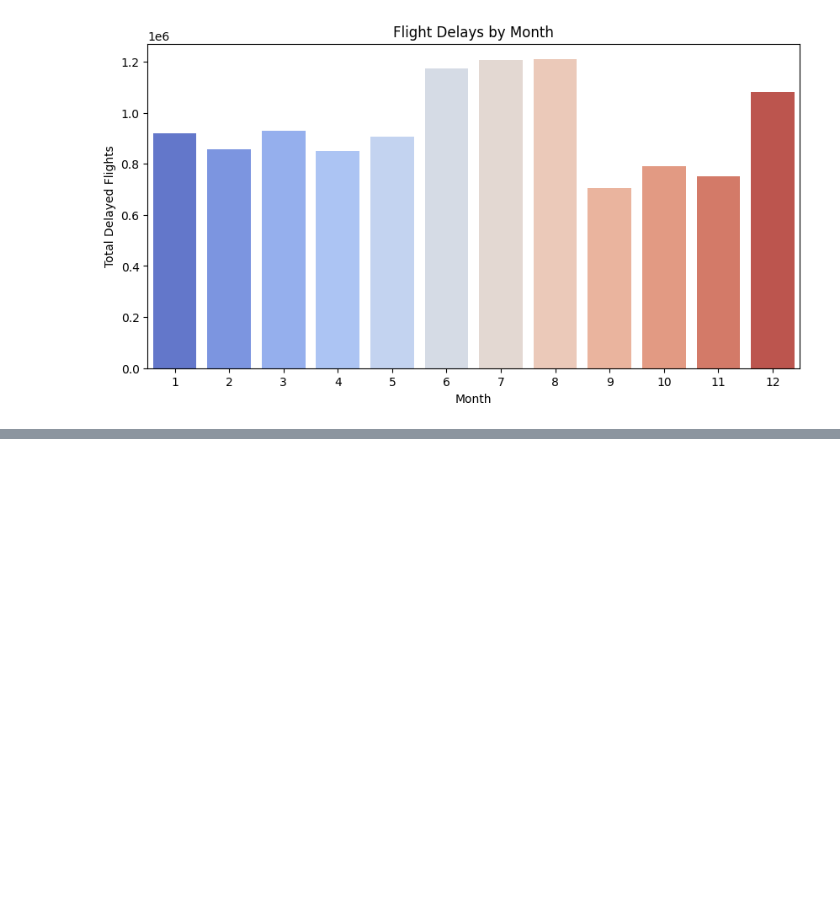
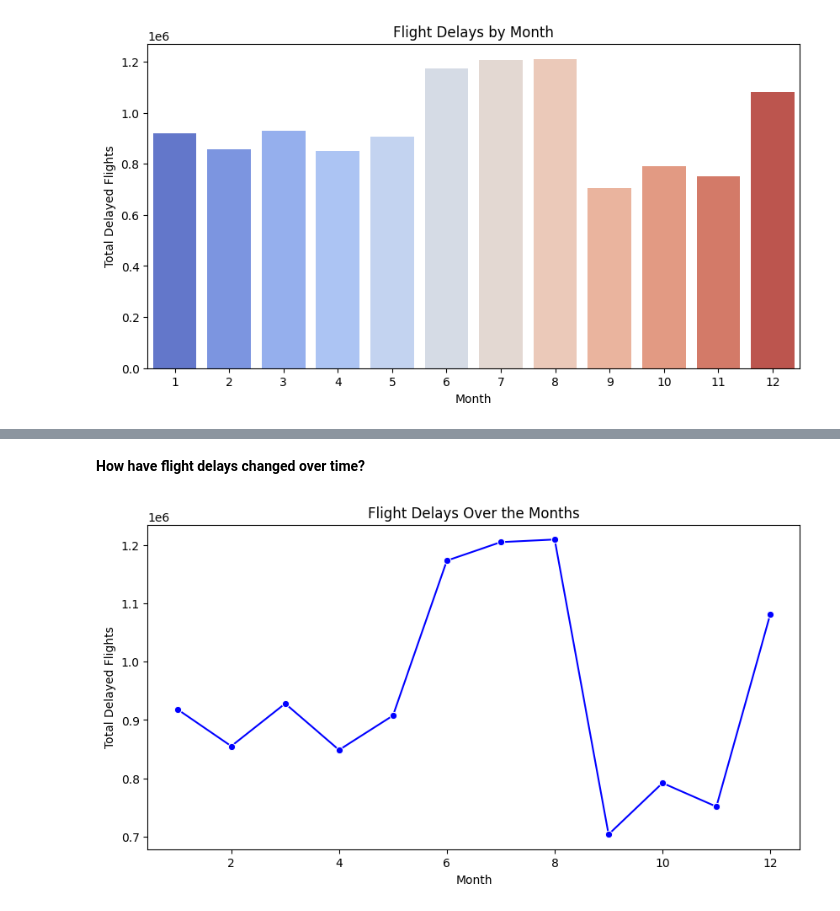
Before and after one commit to Abhishek-D8mik3/Flight-Delay-Analysis, a Jupyter notebook: project_1.ipynb, the cells around one changed output, grey strips where cells are left out. Drawn from its saved outputs; the diff is of its cells as text; code cells hidden in the pictures; blank space fills up the shorter version.

```diff
--- a/project_1.ipynb
+++ b/project_1.ipynb
@@ -269,0 +313,14 @@ Passing `palette` without assigning `hue` is deprecated and will be removed in v
+# %% [markdown]
+**How have flight delays changed over time?**
+# %%
+
+monthly_delays= df.groupby("month")["arr_del15"].sum()
+
+plt.figure(figsize=(10,5))
+sns.lineplot(x= monthly_delays.index, y= monthly_delays.values, marker='o', color='b')
+plt.title("Flight Delays Over the Months")
+plt.xlabel("Month")
+plt.ylabel("Total Delayed Flights")
+plt.show()
+# %% [output]
+[figure, added]
```
Also changed, not shown: parts of 33 cells of this notebook.
